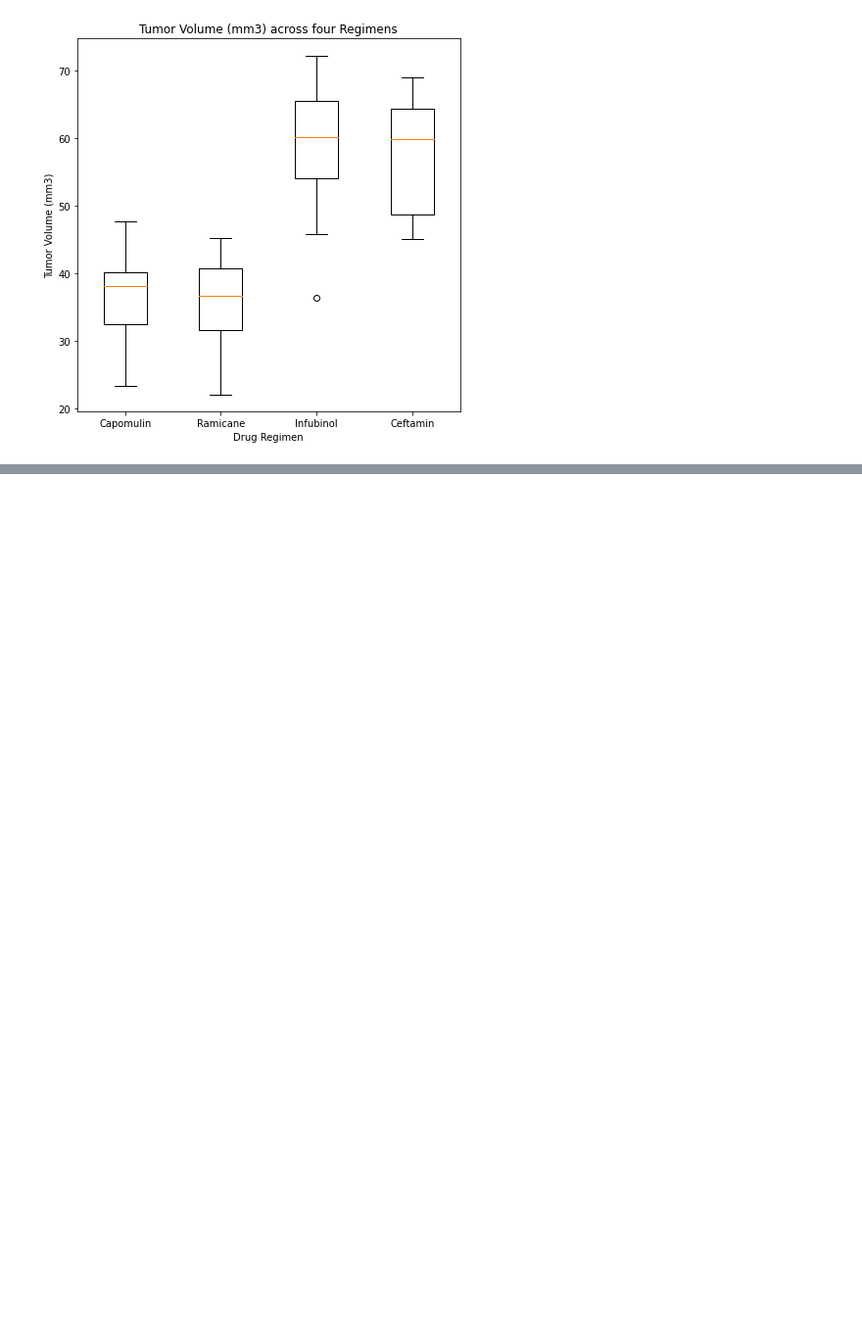
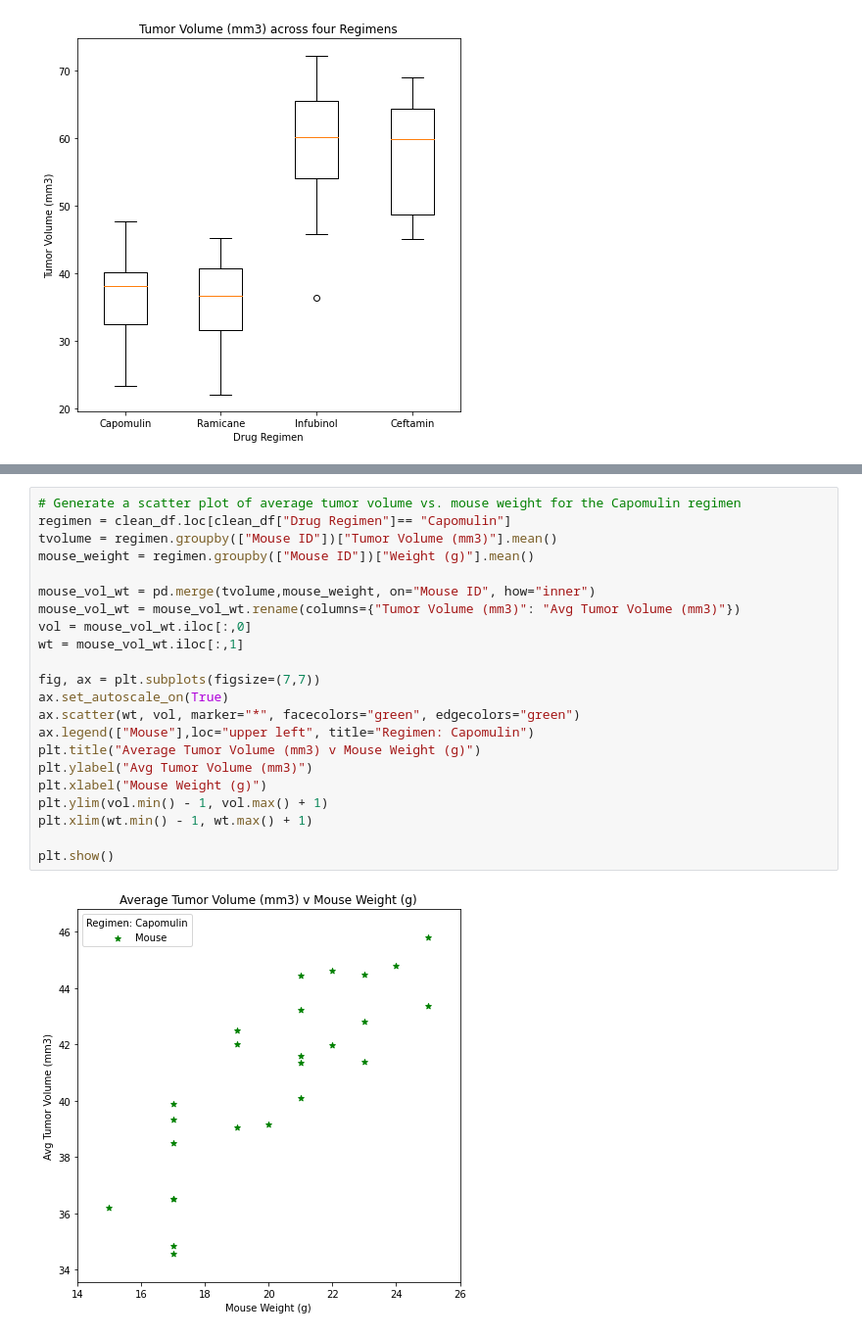
Before and after one commit to HarshitaRahul/matplotlib, a Jupyter notebook: pymaceuticals/pymaceuticals_starters.ipynb, the cells around one changed output, grey strips where cells are left out. Shown: that part at 98% size. Drawn from its saved outputs; the diff is of its cells as text; blank space fills up the shorter version.

```diff
--- a/pymaceuticals/pymaceuticals_starters.ipynb
+++ b/pymaceuticals/pymaceuticals_starters.ipynb
@@ -266,0 +262,24 @@ plt.show()
+# %%
+# Generate a scatter plot of average tumor volume vs. mouse weight for the Capomulin regimen
+regimen = clean_df.loc[clean_df["Drug Regimen"]== "Capomulin"]
+tvolume = regimen.groupby(["Mouse ID"])["Tumor Volume (mm3)"].mean()
+mouse_weight = regimen.groupby(["Mouse ID"])["Weight (g)"].mean()
+
+mouse_vol_wt = pd.merge(tvolume,mouse_weight, on="Mouse ID", how="inner")
+mouse_vol_wt = mouse_vol_wt.rename(columns={"Tumor Volume (mm3)": "Avg Tumor Volume (mm3)"})
+vol = mouse_vol_wt.iloc[:,0]
+wt = mouse_vol_wt.iloc[:,1]
+
+fig, ax = plt.subplots(figsize=(7,7))
+ax.set_autoscale_on(True)
+ax.scatter(wt, vol, marker="*", facecolors="green", edgecolors="green")
+ax.legend(["Mouse"],loc="upper left", title="Regimen: Capomulin")
+plt.title("Average Tumor Volume (mm3) v Mouse Weight (g)")
+plt.ylabel("Avg Tumor Volume (mm3)")
+plt.xlabel("Mouse Weight (g)")
+plt.ylim(vol.min() - 1, vol.max() + 1)
+plt.xlim(wt.min() - 1, wt.max() + 1)
+
+plt.show()
+# %% [output]
+[figure, added]
```
Also changed, not shown: parts of 6 cells of this notebook.
